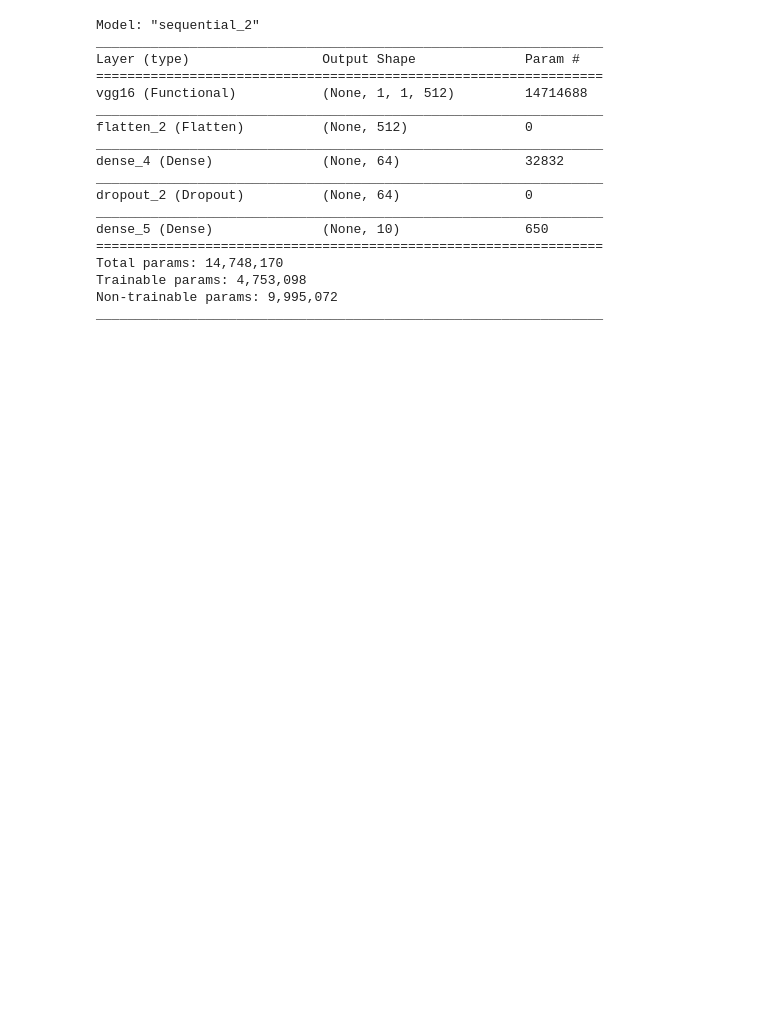
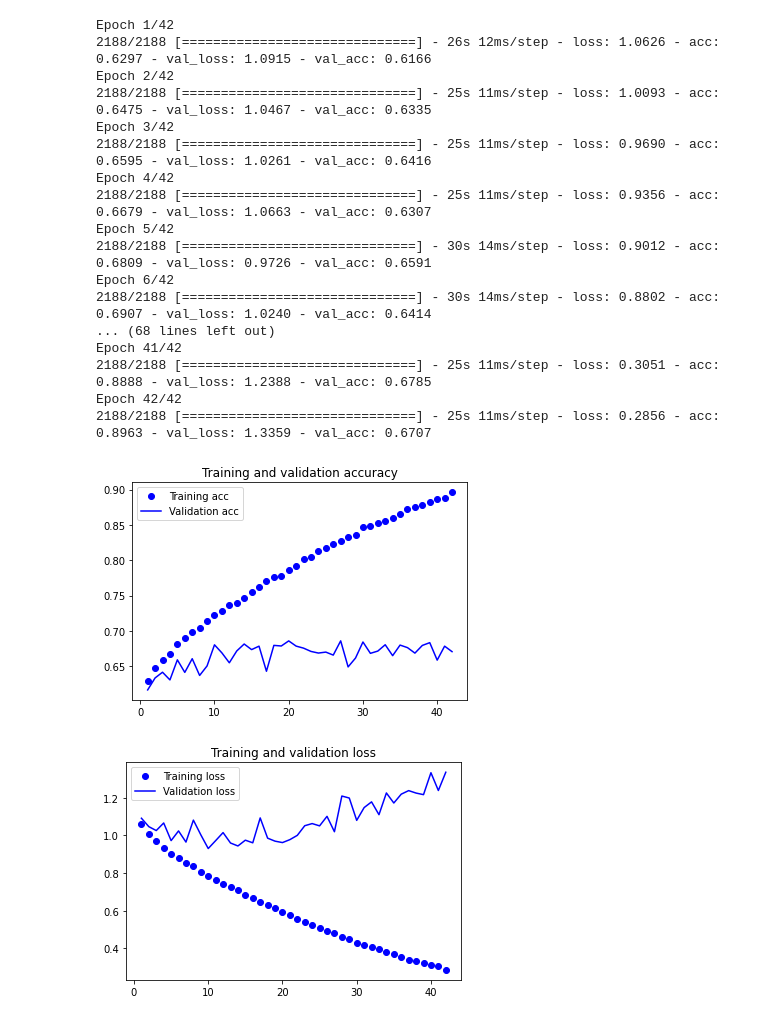
Before and after one commit to LucasColas/Project-with-CIFAR-10, a Jupyter notebook: Training_Project_CIFAR_10.ipynb, the cells around one changed output. Saved outputs shown, nothing was run; the diff lists cells and outputs as text; code cells hidden in the pictures; blank space fills up the shorter version.

```diff
--- a/Training_Project_CIFAR_10.ipynb
+++ b/Training_Project_CIFAR_10.ipynb
@@ -89,7 +89,7 @@ X_train /= 255
 model = models.Sequential()
 model.add(VGG_model)
 model.add(layers.Flatten())
-model.add(layers.Dense(32, activation='relu'))
+model.add(layers.Dense(256, activation='relu'))
 model.add(layers.Dropout(0.25))
 model.add(layers.Dense(10, activation='softmax'))
 # %%
@@ -116,51 +116,52 @@ _________________________________________________________________
 # %%
 
 
 
-model.compile(optimizer=optimizers.SGD(lr=9e-3),loss="categorical_crossentropy", metrics=["acc"])
-history = model.fit(X_train, Y_train, batch_size=16, epochs=42, validation_split=(0.25))
+model.compile(optimizer=optimizers.SGD(lr=0.01),loss="categorical_crossentropy", metrics=["acc"])
+history = model.fit(X_train, Y_train, batch_size=16, epochs=42, validation_split=(0.3))
 model.save("training.h5")
 
 
 
 acc = history.history['acc']
 val_acc = history.history['val_acc']
 loss = history.history['loss']
 val_loss = history.history['val_loss']
 
 epochs = range(1,len(acc)+1)
 
 plt.plot(epochs,acc,'bo', label='Training acc')
 plt.plot(epochs, val_acc,'b', label='Validation acc')
 plt.title('Training and validation accuracy')
 plt.legend()
 
 plt.figure()
 
 plt.plot(epochs, loss, 'bo', label='Training loss')
 plt.plot(epochs, val_loss, 'b', label='Validation loss')
 plt.title('Training and validation loss')
 plt.legend()
 
 plt.show()
+# %% [output]
+Epoch 1/42
+2188/2188 [==============================] - 26s 12ms/step - loss: 1.0626 - acc: 0.6297 - val_loss: 1.0915 - val_acc: 0.6166
+Epoch 2/42
+2188/2188 [==============================] - 25s 11ms/step - loss: 1.0093 - acc: 0.6475 - val_loss: 1.0467 - val_acc: 0.6335
+Epoch 3/42
+2188/2188 [==============================] - 25s 11ms/step - loss: 0.9690 - acc: 0.6595 - val_loss: 1.0261 - val_acc: 0.6416
+Epoch 4/42
+2188/2188 [==============================] - 25s 11ms/step - loss: 0.9356 - acc: 0.6679 - val_loss: 1.0663 - val_acc: 0.6307
+Epoch 5/42
+2188/2188 [==============================] - 30s 14ms/step - loss: 0.9012 - acc: 0.6809 - val_loss: 0.9726 - val_acc: 0.6591
+Epoch 6/42
+2188/2188 [==============================] - 30s 14ms/step - loss: 0.8802 - acc: 0.6907 - val_loss: 1.0240 - val_acc: 0.6414
+... (68 lines left out)
+Epoch 41/42
+2188/2188 [==============================] - 25s 11ms/step - loss: 0.3051 - acc: 0.8888 - val_loss: 1.2388 - val_acc: 0.6785
+Epoch 42/42
+2188/2188 [==============================] - 25s 11ms/step - loss: 0.2856 - acc: 0.8963 - val_loss: 1.3359 - val_acc: 0.6707
+[figure, added]
+[figure, added]
 # %%
 model.summary()
-# %% [output]
-Model: "sequential_2"
-_________________________________________________________________
-Layer (type)                 Output Shape              Param #
-=================================================================
-vgg16 (Functional)           (None, 1, 1, 512)         14714688
-_________________________________________________________________
-flatten_2 (Flatten)          (None, 512)               0
-_________________________________________________________________
-dense_4 (Dense)              (None, 64)                32832
-_________________________________________________________________
-dropout_2 (Dropout)          (None, 64)                0
-_________________________________________________________________
-dense_5 (Dense)              (None, 10)                650
-=================================================================
-Total params: 14,748,170
-Trainable params: 4,753,098
-Non-trainable params: 9,995,072
-_________________________________________________________________
```
Also changed, not shown: parts of 3 cells of this notebook.
